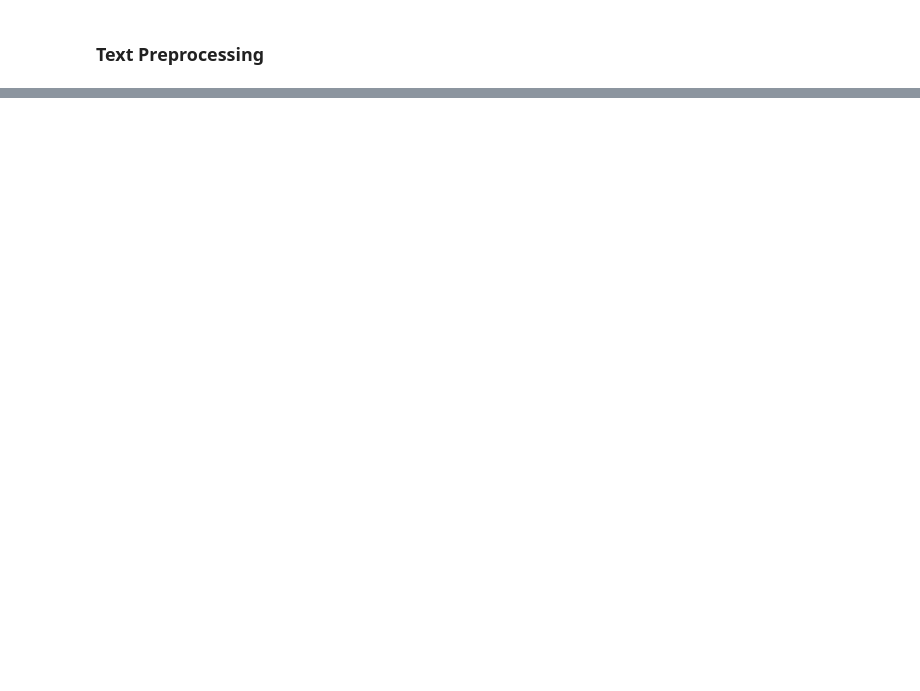
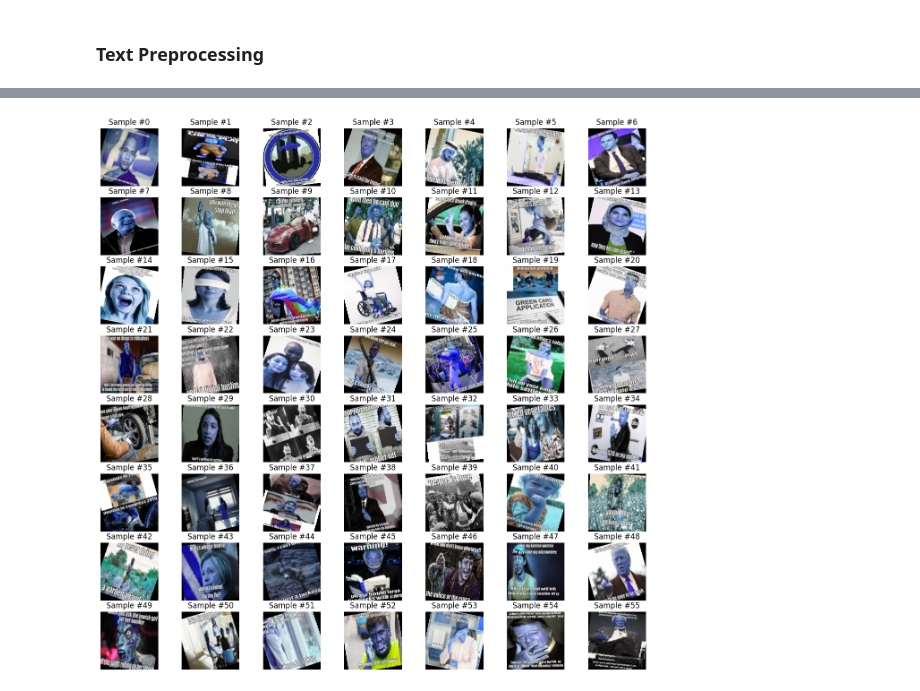
Before and after one commit to RomanEngeler1805/hateful_memes, a Jupyter notebook: scripts/data_loader.ipynb, the cells around one changed output, grey strips where cells are left out. Drawn from its saved outputs; the diff is of its cells as text; code cells hidden in the pictures; blank space fills up the shorter version.

```diff
--- a/scripts/data_loader.ipynb
+++ b/scripts/data_loader.ipynb
@@ -226,0 +297,28 @@ plt.show()
+# %%
+# dataset
+composed = transforms.Compose([Rescale(128, 2.),
+                               Transform()])
+
+memes_dataset = HatefulMemesDataset(data_train, img_dir='../data',
+                                    normalize=False, transform=composed)
+
+#plot
+ncols = 7
+nrows = 8
+fig, ax = plt.subplots(figsize=(16, 16), ncols=ncols, nrows=nrows)
+
+for i in range(ncols*nrows):
+    x = i%ncols
+    y = int(i/ncols)
+
+    sample = memes_dataset[i]
+
+    ax[y,x].imshow(sample['image'])
+    ax[y,x].set_title('Sample #{}'.format(i))
+    ax[y,x].axis('off')
+
+    print(sample[''])
+
+plt.show()
+# %% [output]
+[figure, added]
```
Also changed, not shown: parts of 26 cells of this notebook.
